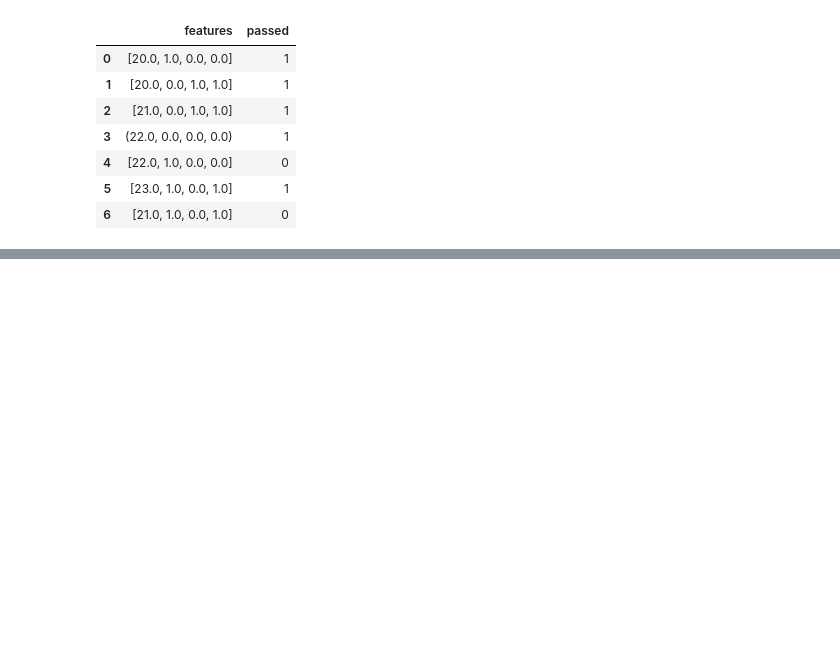
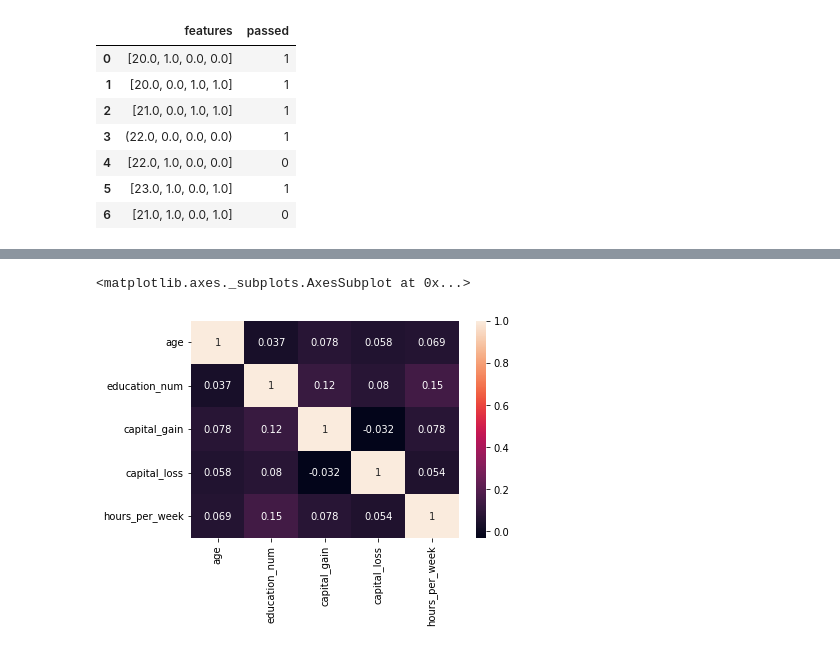
Before and after one commit to Abhishekdhillon/9am-java, a Jupyter notebook: Untitled5.ipynb, the cells around one changed output, grey strips where cells are left out. Cells and saved outputs as stored; diff of their text form; code cells hidden in the pictures; blank space fills up the shorter version.

```diff
--- a/Untitled5.ipynb
+++ b/Untitled5.ipynb
@@ -285,0 +404,6 @@ IllegalArgumentException: ignored
+# %%
+import pandas as pd
+import matplotlib.pyplot as plt
+import seaborn as SparkSession
+census_data=pd.read_csv('https://raw.githubusercontent.com/thems18/Data-Visualization/master/Seaborn/census_data.csv')
+census_data.head()
@@ -285,0 +417,9 @@ IllegalArgumentException: ignored
+# %%
+import pandas as pd
+import matplotlib.pyplot as plt
+import seaborn as sns
+correlation_analysis= census_data.corr()
+sns.heatmap(correlation_analysis, annot=True)
+# %% [output]
+<matplotlib.axes._subplots.AxesSubplot at 0x...>
+[figure, added]
```
Also changed, not shown: parts of 17 cells of this notebook.
